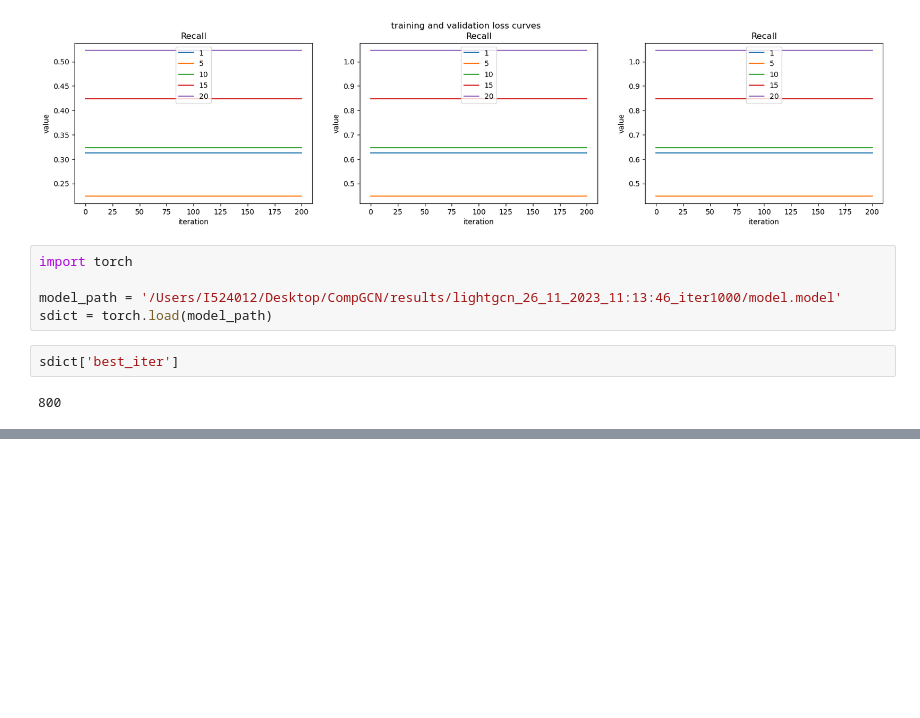
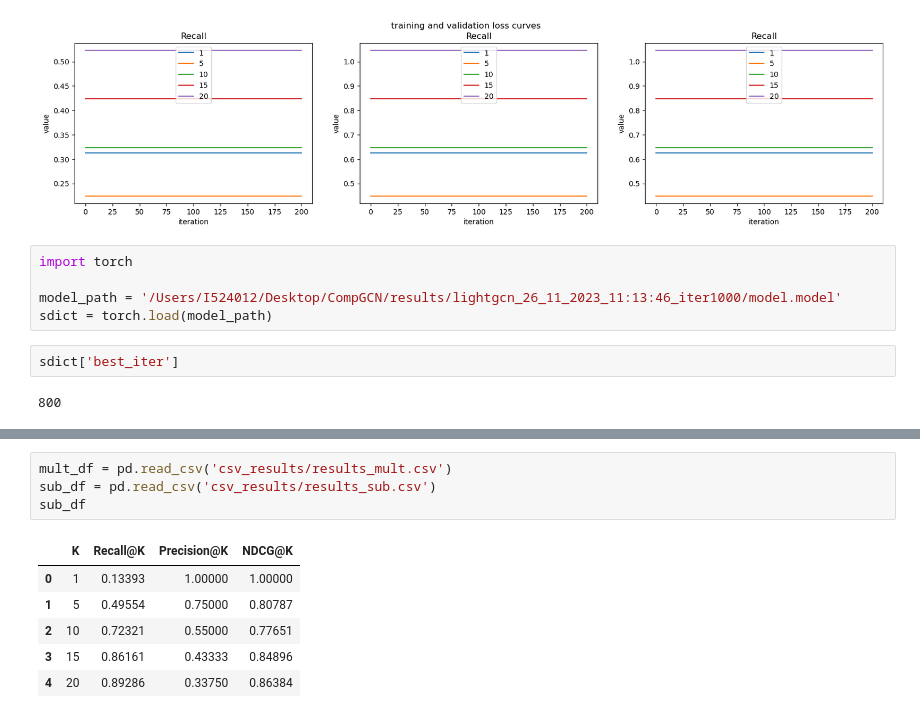
Before and after one commit to RusheelIyer/comp_lightgcn, a Jupyter notebook: test.ipynb, the cells around one changed output, grey strips where cells are left out. Cells and saved outputs as stored; diff of their text form; blank space fills up the shorter version.

```diff
--- a/test.ipynb
+++ b/test.ipynb
@@ -140,0 +151,11 @@ sdict['best_iter']
+# %%
+mult_df = pd.read_csv('csv_results/results_mult.csv')
+sub_df = pd.read_csv('csv_results/results_sub.csv')
+sub_df
+# %% [output]
+|  | K | Recall@K | Precision@K | NDCG@K |
+| 0 | 1 | 0.13393 | 1.00000 | 1.00000 |
+| 1 | 5 | 0.49554 | 0.75000 | 0.80787 |
+| 2 | 10 | 0.72321 | 0.55000 | 0.77651 |
+| 3 | 15 | 0.86161 | 0.43333 | 0.84896 |
+| 4 | 20 | 0.89286 | 0.33750 | 0.86384 |
```
Also changed, not shown: parts of 4 cells of this notebook, 3 other files.
